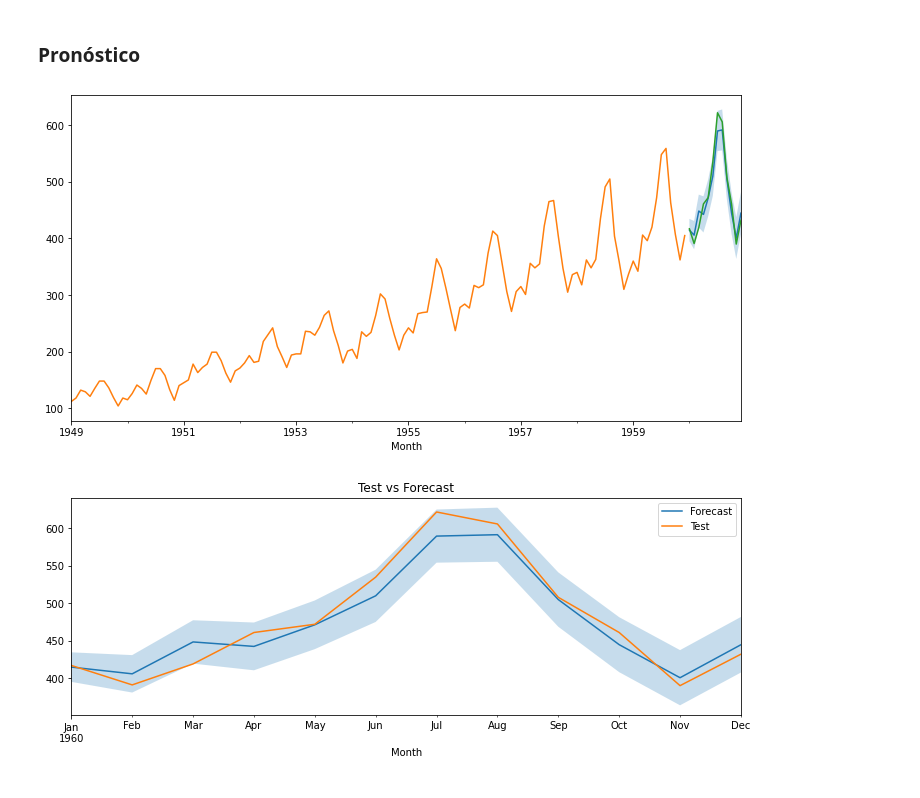
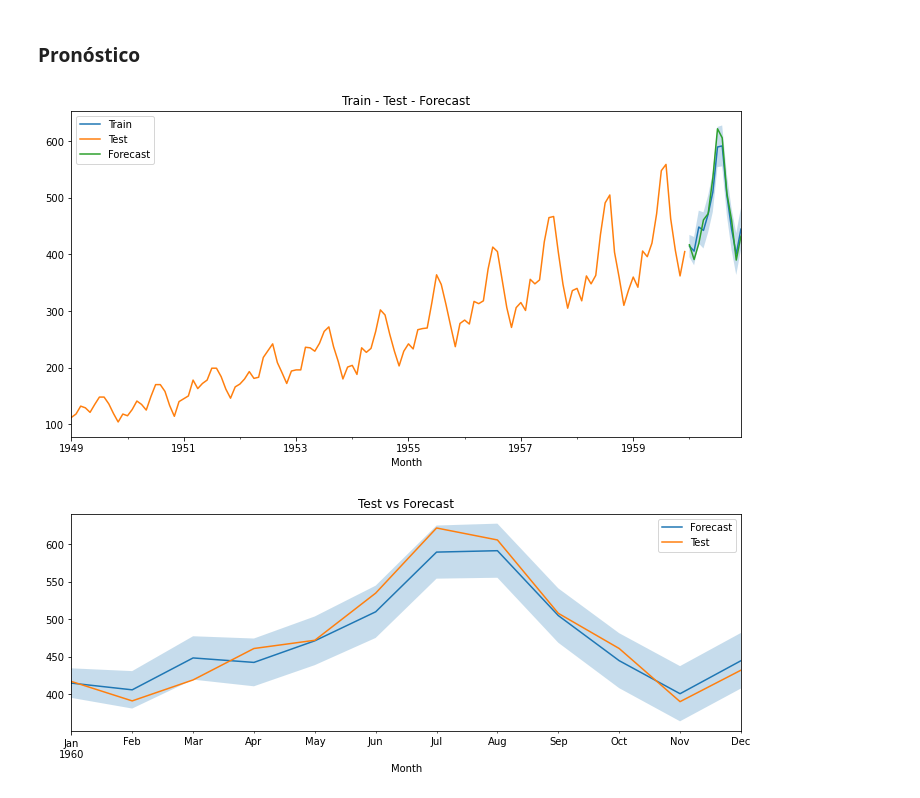
Before and after one commit to PabloJRW/Air-Passengers-Forecasting, a Jupyter notebook: notebooks/1.1 ARIMA.ipynb, the cells around one changed output. Cells and saved outputs as stored; diff of their text form; code cells hidden in the pictures.

```diff
--- a/notebooks/1.1 ARIMA.ipynb
+++ b/notebooks/1.1 ARIMA.ipynb
@@ -72,20 +72,23 @@ model_fit.save('../arima_model.pkl')
 # %%
 # Carga del modelo
 arima_model = ARIMAResults.load('../arima_model.pkl')
 
 # Pronóstico - 12 meses
 pred = arima_model.get_forecast(steps=12) # Forecast
 conf_int = pred.conf_int() # Confidence Interval
 
 # Visualización
 plt.figure(figsize=(12,6))
+plt.title('Train - Test - Forecast')
 pred.predicted_mean.plot()
 train.plot()
 test.plot()
 plt.fill_between(conf_int.index, conf_int['lower AirPassengers'], conf_int['upper AirPassengers'], alpha=.25)
+plt.legend(['Train','Test','Forecast'])
+plt.savefig('../img/tran_test_forecast.png')
 plt.show()
 # %% [output]
-[figure, old version]
+[figure, new version]
 # %%
 # Test vs Forecast
 plt.figure(figsize=(12,4))
```
Also changed, not shown: parts of 1 cell of this notebook, 6 other files.
